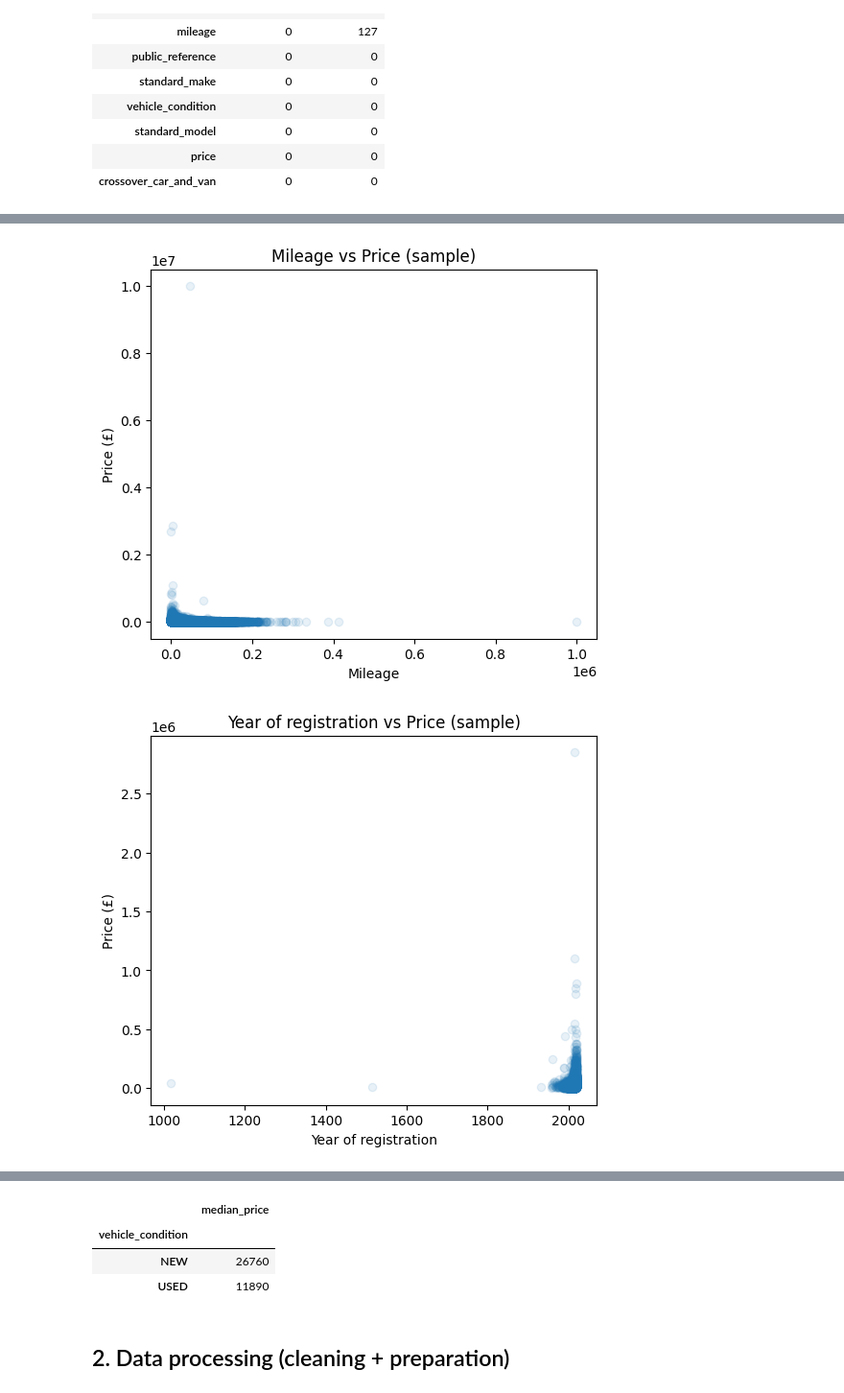
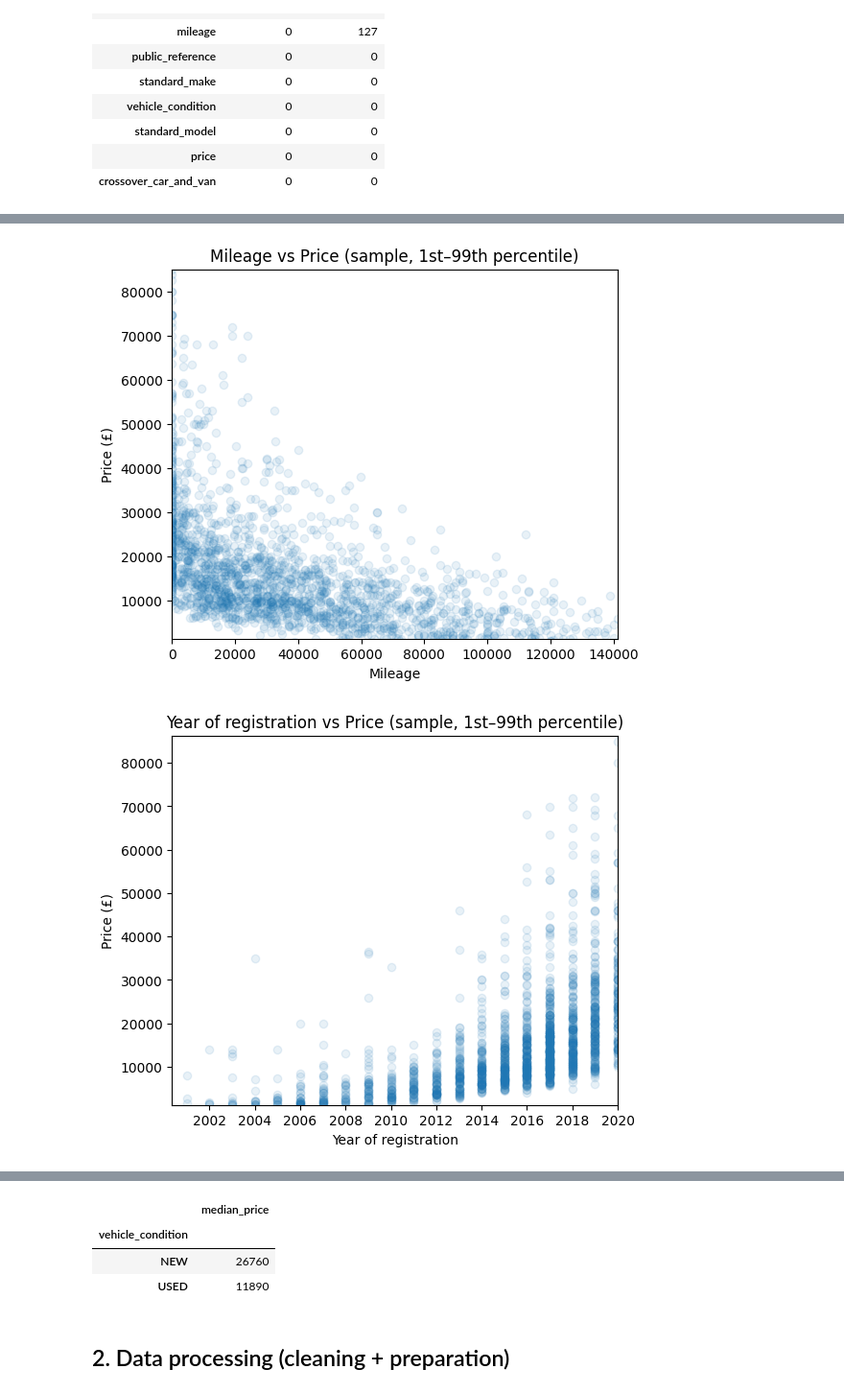
Before and after one commit to akrima-git/MLC, a Jupyter notebook: Autotrader_price_prediction_fixed.ipynb, the cells around one changed output, grey strips where cells are left out. Shown at 96% size. Drawn from its saved outputs; the diff is of its cells as text; code cells hidden in the pictures.

```diff
--- a/Autotrader_price_prediction_fixed.ipynb
+++ b/Autotrader_price_prediction_fixed.ipynb
@@ -146,28 +170,67 @@ for col in ["mileage", "year_of_registration"]:
 # %%
-# Simple relationships with price (sampled for speed)
-sample_vis = adverts.sample(50000, random_state=RANDOM_STATE)
+# Sample for better visuals
+sample_vis = adverts.sample(2000, random_state=RANDOM_STATE)
+
+# ---- Mileage vs Price ----
+x_mileage = sample_vis["mileage"].dropna()
+y_price = sample_vis.loc[x_mileage.index, "price"].dropna()
+
+# Apply percentile bounds
+x_low, x_high = x_mileage.quantile([lower_bound, upper_bound])
+y_low, y_high = y_price.quantile([lower_bound, upper_bound])
 
 plt.figure(figsize=(6,5))
-plt.scatter(sample_vis["mileage"], sample_vis["price"], alpha=0.1)
+plt.scatter(
+    sample_vis.loc[x_mileage.index, "mileage"],
+    sample_vis.loc[x_mileage.index, "price"],
+    alpha=0.1
+)
+plt.xlim(x_low, x_high)
+plt.ylim(y_low, y_high)
 plt.xlabel("Mileage")
 plt.ylabel("Price (£)")
-plt.title("Mileage vs Price (sample)")
+plt.title("Mileage vs Price (sample, 1st–99th percentile)")
 plt.show()
 
+# ---- Year of registration vs Price ----
+x_year = sample_vis["year_of_registration"].dropna()
+y_price = sample_vis.loc[x_year.index, "price"].dropna()
+
+# Apply percentile bounds
+x_low, x_high = x_year.quantile([lower_bound, upper_bound])
+y_low, y_high = y_price.quantile([lower_bound, upper_bound])
+
 plt.figure(figsize=(6,5))
-plt.scatter(sample_vis["year_of_registration"], sample_vis["price"], alpha=0.1)
+plt.scatter(
+    sample_vis.loc[x_year.index, "year_of_registration"],
+    sample_vis.loc[x_year.index, "price"],
+    alpha=0.1
+)
+plt.xlim(x_low, x_high)
+plt.ylim(y_low, y_high)
 plt.xlabel("Year of registration")
 plt.ylabel("Price (£)")
-plt.title("Year of registration vs Price (sample)")
+plt.title("Year of registration vs Price (sample, 1st–99th percentile)")
+
+# Force integer ticks for year
+plt.gca().xaxis.set_major_locator(MaxNLocator(integer=True))
+
 plt.show()
 
-# Median price by a few key categorical predictors (top 15)
+# ---- Median price by key categorical predictors ----
 for cat in ["standard_make", "fuel_type", "body_type", "vehicle_condition"]:
     if cat in adverts.columns:
-        display(adverts.groupby(cat)["price"].median().sort_values(ascending=False).head(15).to_frame("median_price"))
+        display(
+            adverts
+            .groupby(cat)["price"]
+            .median()
+            .sort_values(ascending=False)
+            .head(15)
+            .to_frame("median_price")
+        )
 # %% [output]
-[figure, old version]
+[figure, new version]
-[figure, old version]
+[figure, new version]
 |  | median_price |
 | standard_make |  |
 | Pagani | 2400000 |
```
Also changed, not shown: parts of 2 cells of this notebook.
